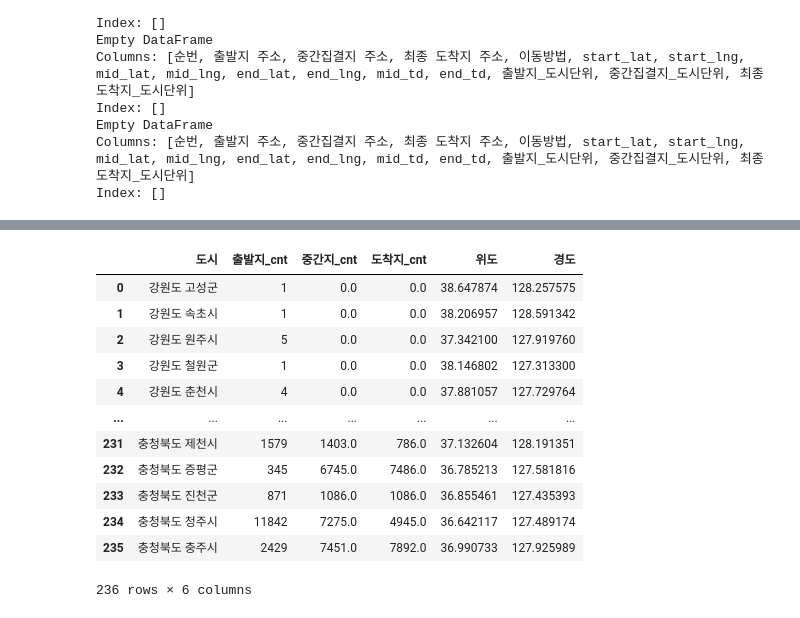
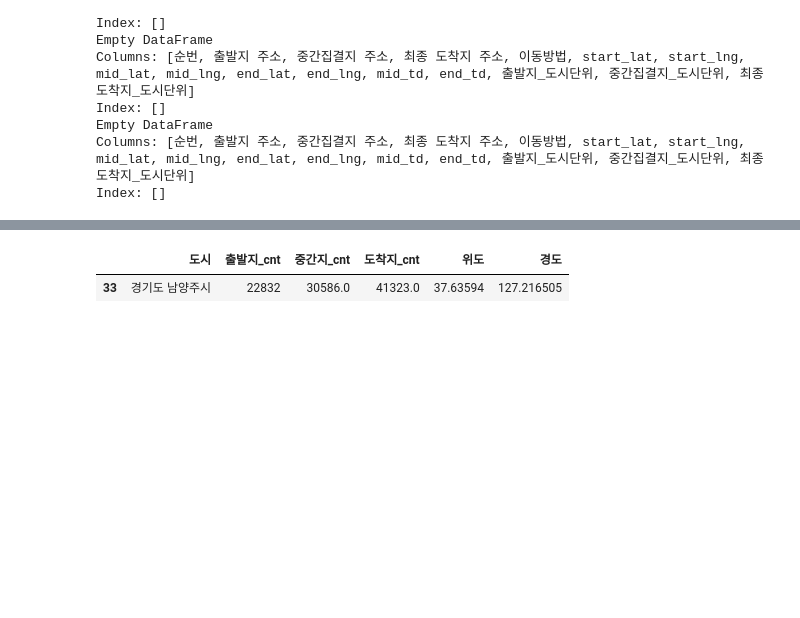
Before and after one commit to DSjayjang/Project, a Jupyter notebook: Crawling/eda/visualization2.ipynb, the cells around one changed output, grey strips where cells are left out. Drawn from its saved outputs; the diff is of its cells as text; code cells hidden in the pictures; blank space fills up the shorter version.

```diff
--- a/Crawling/eda/visualization2.ipynb
+++ b/Crawling/eda/visualization2.ipynb
@@ -21,9 +21,8 @@ mpl.rcParams['font.family'] = font_prop.get_name()
 mpl.rcParams['axes.unicode_minus'] = False
 # %%
 # data load
-df = pd.read_csv(r'C:\\Users\\user\\Desktop\\연구\\5. 국방부 용역과제\\250730.csv')
-# df = pd.read_csv(r'C:\\Yoonsuk_PC\\DataScience\\3. 연구\\5. 국방부 용역과제\\250730.csv')
-df_geo = pd.read_csv(r'..\\datasets\\df_geo_new.csv') # 위경도 좌표
+df = pd.read_csv(r'C:\\Users\\user\\Desktop\\연구\\5. 국방부 용역과제\\250730_v2.csv', encoding = 'cp949')
+df_geo = pd.read_csv(r'..\\datasets\\df_geo_new_v2.csv') # 위경도 좌표
 
 print(df.head())
 print(df_geo.head())
@@ -252,16 +209,16 @@ solo_merge.style.background_gradient(cmap='pink_r', axis = None)
 # %%
-from geopy.geocoders import Nominatim
+# from geopy.geocoders import Nominatim
 
-geolocator = Nominatim(user_agent="geo_korea")
+# geolocator = Nominatim(user_agent="geo_korea")
 
-lat_solo = []
-lng_solo = []
+# lat_solo = []
+# lng_solo = []
 
-city_solo = list(solo_merge['도시'].unique())
+# city_solo = list(solo_merge['도시'].unique())
 
-for idx in city_solo:
-    location = geolocator.geocode(idx)
-    lat_solo.append(location.latitude)
-    lng_solo.append(location.longitude)
+# for idx in city_solo:
+#     location = geolocator.geocode(idx)
+#     lat_solo.append(location.latitude)
+#     lng_solo.append(location.longitude)
 
-    print((location.latitude, location.longitude))
+#     print((location.latitude, location.longitude))
@@ -458,21 +351,10 @@ merge_latlng
 | 235 | 충청북도 충주시 | 2429 | 7451.0 | 7892.0 | 36.990733 | 127.925989 |
 236 rows × 6 columns
 # %%
-merge_latlng
+merge_latlng.loc[merge_latlng['도시']=='경기도 남양주시']
 # %% [output]
 |  | 도시 | 출발지_cnt | 중간지_cnt | 도착지_cnt | 위도 | 경도 |
-| 0 | 강원도 고성군 | 1 | 0.0 | 0.0 | 38.647874 | 128.257575 |
-| 1 | 강원도 속초시 | 1 | 0.0 | 0.0 | 38.206957 | 128.591342 |
-| 2 | 강원도 원주시 | 5 | 0.0 | 0.0 | 37.342100 | 127.919760 |
-| 3 | 강원도 철원군 | 1 | 0.0 | 0.0 | 38.146802 | 127.313300 |
-| 4 | 강원도 춘천시 | 4 | 0.0 | 0.0 | 37.881057 | 127.729764 |
-| ... | ... | ... | ... | ... | ... | ... |
-| 231 | 충청북도 제천시 | 1579 | 1403.0 | 786.0 | 37.132604 | 128.191351 |
-| 232 | 충청북도 증평군 | 345 | 6745.0 | 7486.0 | 36.785213 | 127.581816 |
-| 233 | 충청북도 진천군 | 871 | 1086.0 | 1086.0 | 36.855461 | 127.435393 |
-| 234 | 충청북도 청주시 | 11842 | 7275.0 | 4945.0 | 36.642117 | 127.489174 |
-| 235 | 충청북도 충주시 | 2429 | 7451.0 | 7892.0 | 36.990733 | 127.925989 |
+| 33 | 경기도 남양주시 | 22832 | 30586.0 | 41323.0 | 37.63594 | 127.216505 |
-236 rows × 6 columns
 # %%
 # 전체 - 출발
 m = folium.Map(location=[36.5, 127.8], zoom_start=7, tiles='OpenStreetMap')
```
Also changed, not shown: parts of 15 cells of this notebook, 8 other files.
